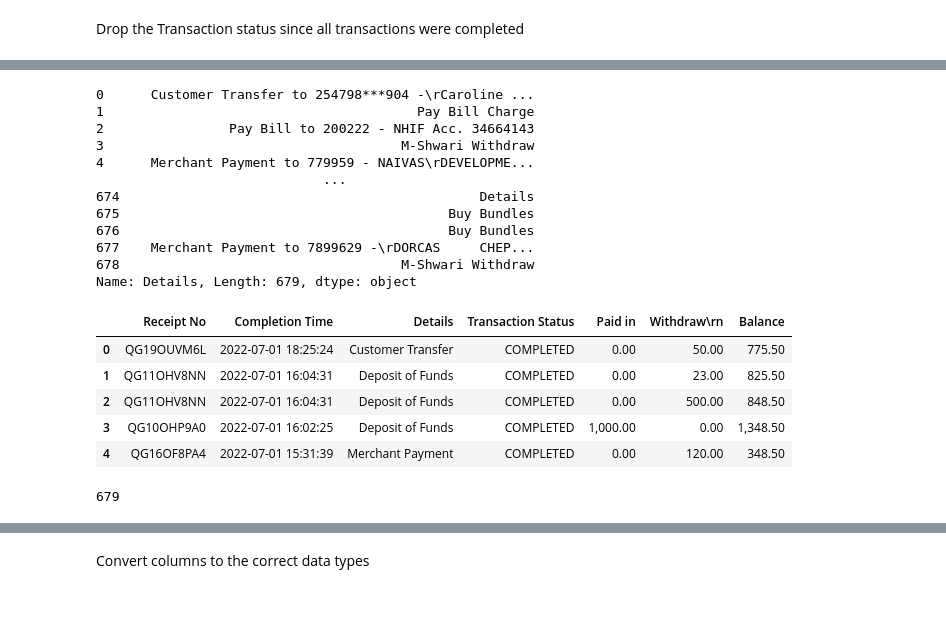
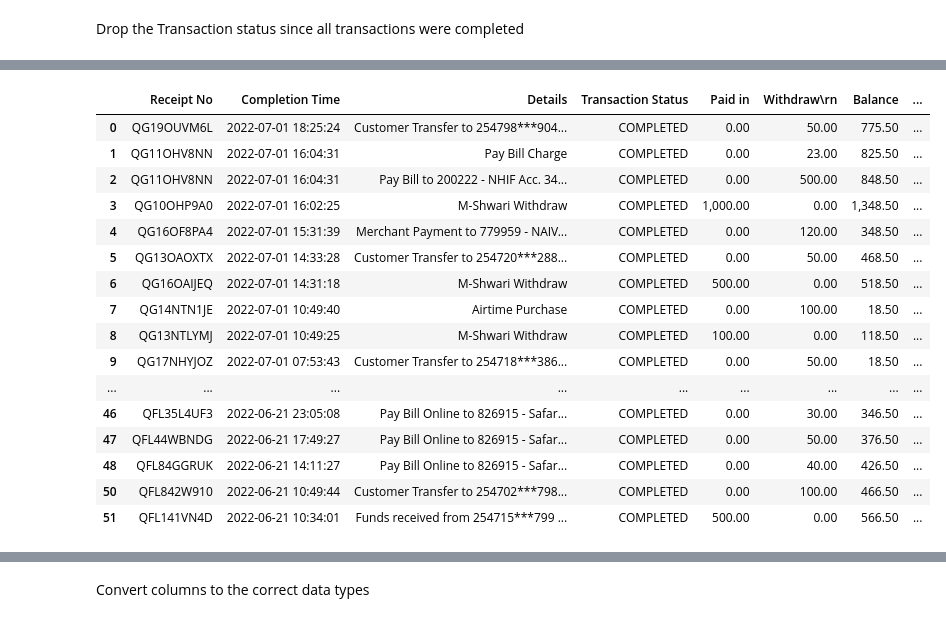
Before and after one commit to Stella-Mutacho/Mpesa-analysis, a Jupyter notebook: notebooks/Extract.ipynb, the cells around one changed output, grey strips where cells are left out. Cells and saved outputs as stored; diff of their text form; code cells hidden in the pictures.

```diff
--- a/notebooks/Extract.ipynb
+++ b/notebooks/Extract.ipynb
@@ -79,20 +96,5 @@ Mpesa_data.tail()
 # %%
-details=Mpesa_data['Details']
+details=Clean_data['Details']
-# %%
-details
-# %% [output]
-0      Customer Transfer to 254798***904 -\rCaroline ...
-1                                        Pay Bill Charge
-2                Pay Bill to 200222 - NHIF Acc. 34664143
-3                                      M-Shwari Withdraw
-4      Merchant Payment to 779959 - NAIVAS\rDEVELOPME...
-                             ...
-674                                              Details
-675                                          Buy Bundles
-676                                          Buy Bundles
-677    Merchant Payment to 7899629 -\rDORCAS     CHEP...
-678                                    M-Shwari Withdraw
-Name: Details, Length: 679, dtype: object
 # %%
 from unicodedata import category
 
@@ -126,13 +135,0 @@ Mpesa_data['Details']=details
-# %%
-Mpesa_data.head()
-# %% [output]
-|  | Receipt No | Completion Time | Details | Transaction Status | Paid in | Withdraw\rn | Balance |
-| 0 | QG19OUVM6L | 2022-07-01 18:25:24 | Customer Transfer | COMPLETED | 0.00 | 50.00 | 775.50 |
-| 1 | QG11OHV8NN | 2022-07-01 16:04:31 | Deposit of Funds | COMPLETED | 0.00 | 23.00 | 825.50 |
-| 2 | QG11OHV8NN | 2022-07-01 16:04:31 | Deposit of Funds | COMPLETED | 0.00 | 500.00 | 848.50 |
-| 3 | QG10OHP9A0 | 2022-07-01 16:02:25 | Deposit of Funds | COMPLETED | 1,000.00 | 0.00 | 1,348.50 |
-| 4 | QG16OF8PA4 | 2022-07-01 15:31:39 | Merchant Payment | COMPLETED | 0.00 | 120.00 | 348.50 |
-# %%
-Mpesa_data['Details'].value_counts().sum()
-# %% [output]
-679
@@ -139 +138,21 @@ Mpesa_data['Details'].value_counts().sum()
+# %%
+Clean_data.head(50)
+# %% [output]
+|  | Receipt No | Completion Time | Details | Transaction Status | Paid in | Withdraw\rn | Balance | ... |
+| 0 | QG19OUVM6L | 2022-07-01 18:25:24 | Customer Transfer to 254798***904... | COMPLETED | 0.00 | 50.00 | 775.50 | ... |
+| 1 | QG11OHV8NN | 2022-07-01 16:04:31 | Pay Bill Charge | COMPLETED | 0.00 | 23.00 | 825.50 | ... |
+| 2 | QG11OHV8NN | 2022-07-01 16:04:31 | Pay Bill to 200222 - NHIF Acc. 34... | COMPLETED | 0.00 | 500.00 | 848.50 | ... |
+| 3 | QG10OHP9A0 | 2022-07-01 16:02:25 | M-Shwari Withdraw | COMPLETED | 1,000.00 | 0.00 | 1,348.50 | ... |
+| 4 | QG16OF8PA4 | 2022-07-01 15:31:39 | Merchant Payment to 779959 - NAIV... | COMPLETED | 0.00 | 120.00 | 348.50 | ... |
+| 5 | QG13OAOXTX | 2022-07-01 14:33:28 | Customer Transfer to 254720***288... | COMPLETED | 0.00 | 50.00 | 468.50 | ... |
+| 6 | QG16OAIJEQ | 2022-07-01 14:31:18 | M-Shwari Withdraw | COMPLETED | 500.00 | 0.00 | 518.50 | ... |
+| 7 | QG14NTN1JE | 2022-07-01 10:49:40 | Airtime Purchase | COMPLETED | 0.00 | 100.00 | 18.50 | ... |
+| 8 | QG13NTLYMJ | 2022-07-01 10:49:25 | M-Shwari Withdraw | COMPLETED | 100.00 | 0.00 | 118.50 | ... |
+| 9 | QG17NHYJOZ | 2022-07-01 07:53:43 | Customer Transfer to 254718***386... | COMPLETED | 0.00 | 50.00 | 18.50 | ... |
+| ... | ... | ... | ... | ... | ... | ... | ... | ... |
+| 46 | QFL35L4UF3 | 2022-06-21 23:05:08 | Pay Bill Online to 826915 - Safar... | COMPLETED | 0.00 | 30.00 | 346.50 | ... |
+| 47 | QFL44WBNDG | 2022-06-21 17:49:27 | Pay Bill Online to 826915 - Safar... | COMPLETED | 0.00 | 50.00 | 376.50 | ... |
+| 48 | QFL84GGRUK | 2022-06-21 14:11:27 | Pay Bill Online to 826915 - Safar... | COMPLETED | 0.00 | 40.00 | 426.50 | ... |
+| 50 | QFL842W910 | 2022-06-21 10:49:44 | Customer Transfer to 254702***798... | COMPLETED | 0.00 | 100.00 | 466.50 | ... |
+| 51 | QFL141VN4D | 2022-06-21 10:34:01 | Funds received from 254715***799 ... | COMPLETED | 500.00 | 0.00 | 566.50 | ... |
 # %%
```
Also changed, not shown: parts of 17 cells of this notebook.
